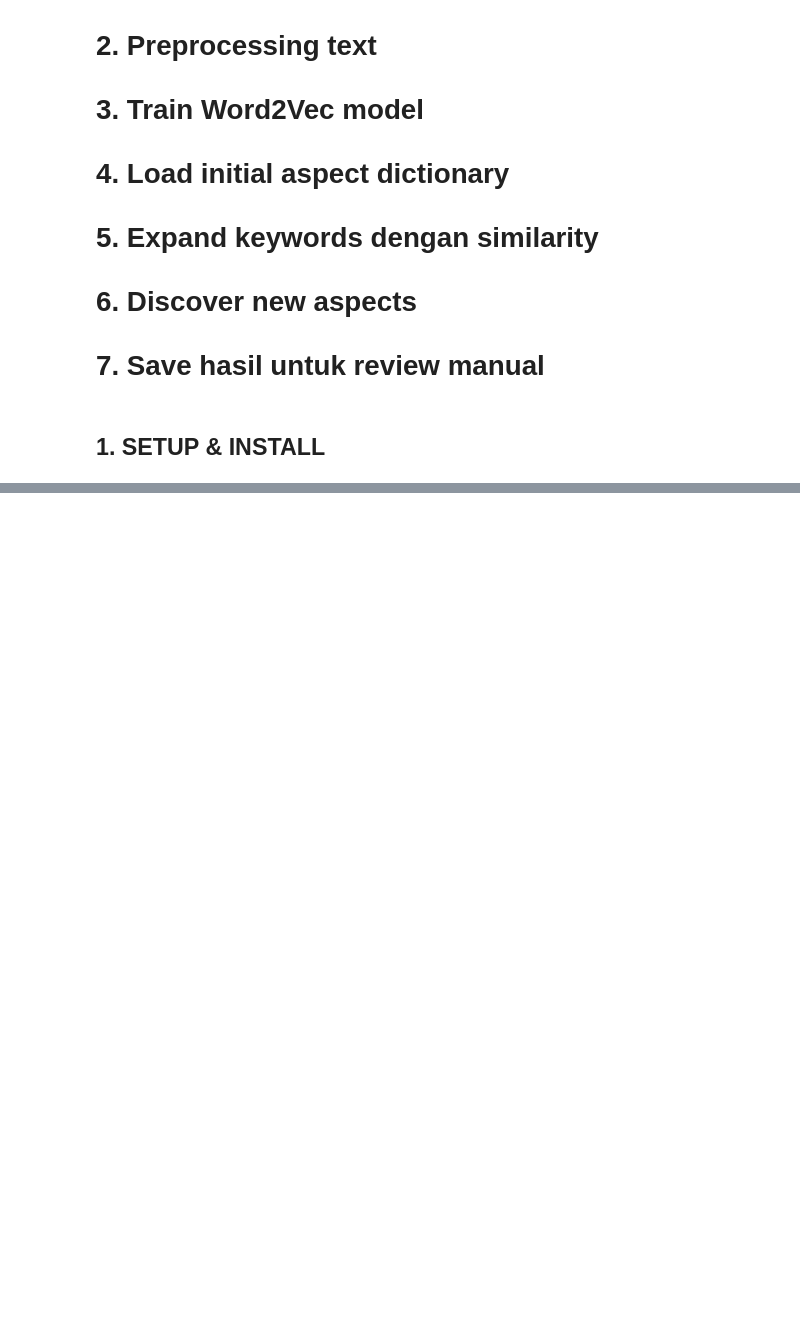
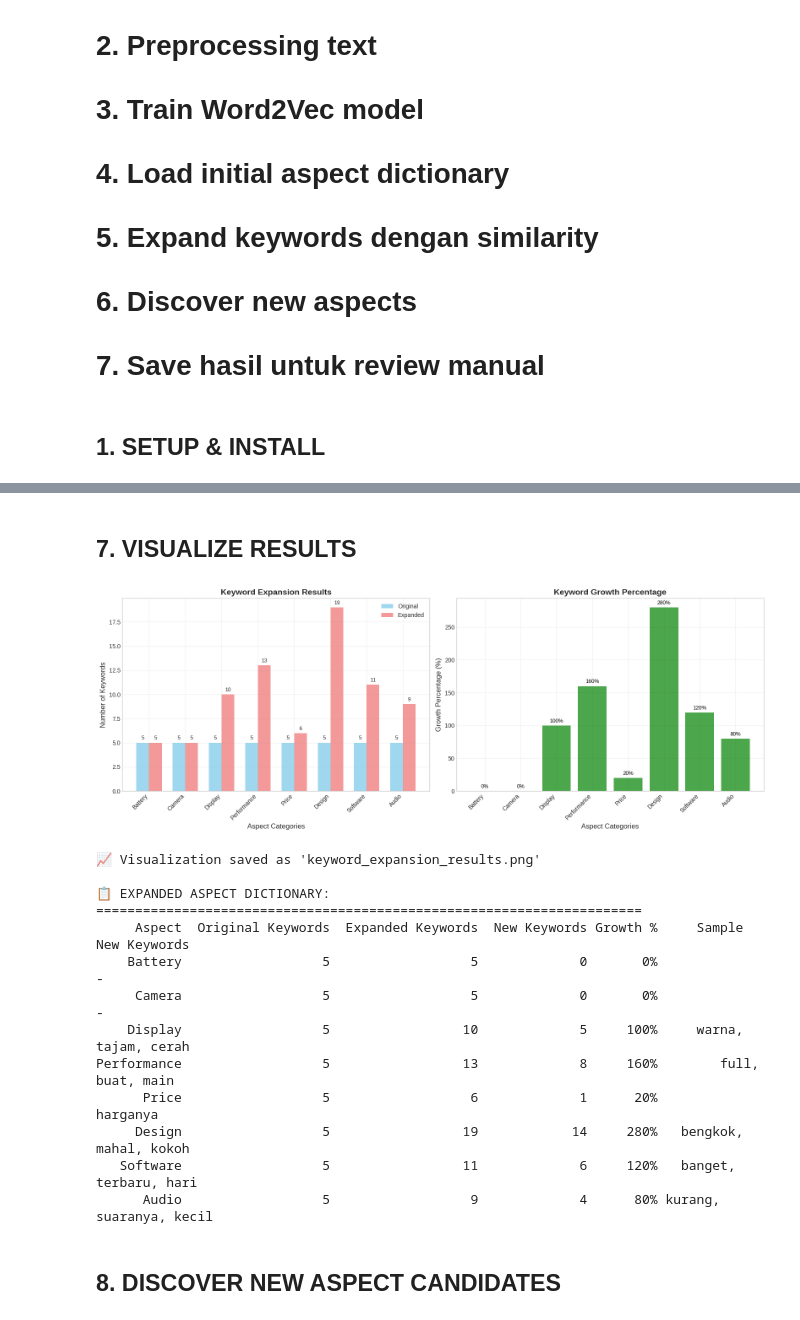
Before and after one commit to qee20/productsentiment, a Jupyter notebook: workinotebook/aspectextraction.ipynb, the cells around one changed output, grey strips where cells are left out. Cells and saved outputs as stored; diff of their text form; code cells hidden in the pictures; blank space fills up the shorter version.

```diff
--- a/workinotebook/aspectextraction.ipynb
+++ b/workinotebook/aspectextraction.ipynb
@@ -70,0 +572,45 @@ ImportError: cannot import name 'triu' from 'scipy.linalg' (/home/user/productse
+# %% [markdown]
+## 7. VISUALIZE RESULTS
+# %%
+# Visualisasi hasil expansion
+expander.visualize_expansion()
+
+# %%
+# Tampilkan hasil dalam tabel
+print("\n📋 EXPANDED ASPECT DICTIONARY:")
+print("=" * 70)
+
+results_data = []
+for aspect in initial_aspects:
+    original = initial_aspects[aspect]
+    expanded = expanded_aspects[aspect]
+    new_keywords = set(expanded) - set(original)
+
+    results_data.append({
+        'Aspect': aspect,
+        'Original Keywords': len(original),
+        'Expanded Keywords': len(expanded),
+        'New Keywords': len(new_keywords),
+        'Growth %': f"{((len(expanded)-len(original))/len(original)*100):.0f}%",
+        'Sample New Keywords': ', '.join(list(new_keywords)[:3]) if new_keywords else '-'
+    })
+
+results_df = pd.DataFrame(results_data)
+print(results_df.to_string(index=False))
+# %% [output]
+[figure, added]
+📈 Visualization saved as 'keyword_expansion_results.png'
+
+📋 EXPANDED ASPECT DICTIONARY:
+======================================================================
+     Aspect  Original Keywords  Expanded Keywords  New Keywords Growth %     Sample New Keywords
+    Battery                  5                  5             0       0%                       -
+     Camera                  5                  5             0       0%                       -
+    Display                  5                 10             5     100%     warna, tajam, cerah
+Performance                  5                 13             8     160%        full, buat, main
+      Price                  5                  6             1      20%                harganya
+     Design                  5                 19            14     280%   bengkok, mahal, kokoh
+   Software                  5                 11             6     120%   banget, terbaru, hari
+      Audio                  5                  9             4      80% kurang, suaranya, kecil
+# %% [markdown]
+## 8. DISCOVER NEW ASPECT CANDIDATES
```
Also changed, not shown: parts of 20 cells of this notebook.
